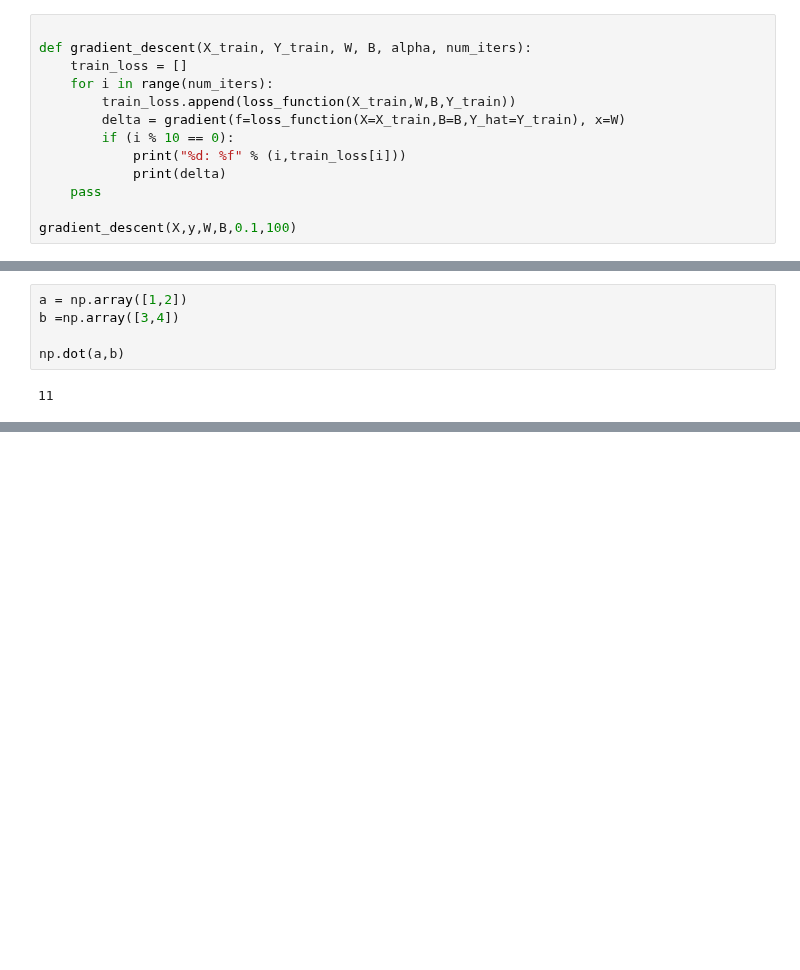
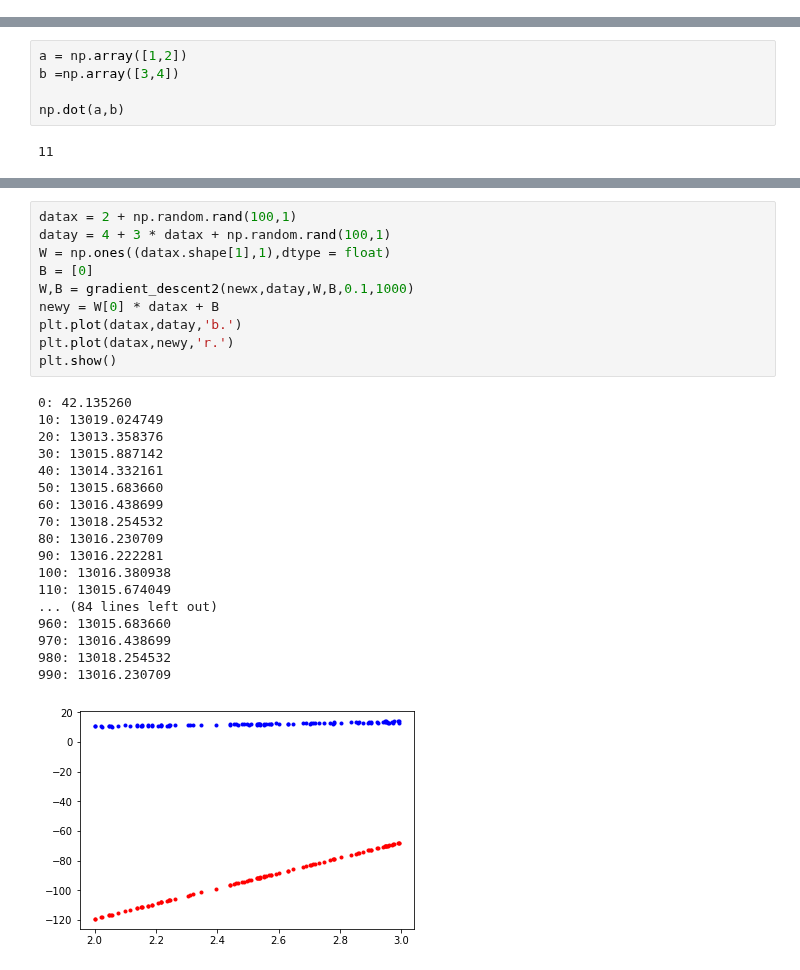
Before and after one commit to neohung/ml_note, a Jupyter notebook: lesson/Scratch2_linear_regression.ipynb, the cells around one changed output, grey strips where cells are left out. Cells and saved outputs as stored; diff of their text form; blank space fills up the shorter version.

```diff
--- a/lesson/Scratch2_linear_regression.ipynb
+++ b/lesson/Scratch2_linear_regression.ipynb
@@ -76,16 +76,3 @@ B = 0
 #data.data.shape
 #data.feature_names
 #data.target.shape
-# %%
-
-def gradient_descent(X_train, Y_train, W, B, alpha, num_iters):
-    train_loss = []
-    for i in range(num_iters):
-        train_loss.append(loss_function(X_train,W,B,Y_train))
-        delta = gradient(f=loss_function(X=X_train,B=B,Y_hat=Y_train), x=W)
-        if (i % 10 == 0):
-            print("%d: %f" % (i,train_loss[i]))
-            print(delta)
-    pass
-
-gradient_descent(X,y,W,B,0.1,100)
@@ -110,0 +350,29 @@ plt.show()
+# %%
+datax = 2 + np.random.rand(100,1)
+datay = 4 + 3 * datax + np.random.rand(100,1)
+W = np.ones((datax.shape[1],1),dtype = float)
+B = [0]
+W,B = gradient_descent2(newx,datay,W,B,0.1,1000)
+newy = W[0] * datax + B
+plt.plot(datax,datay,'b.')
+plt.plot(datax,newy,'r.')
+plt.show()
+# %% [output]
+0: 42.135260
+10: 13019.024749
+20: 13013.358376
+30: 13015.887142
+40: 13014.332161
+50: 13015.683660
+60: 13016.438699
+70: 13018.254532
+80: 13016.230709
+90: 13016.222281
+100: 13016.380938
+110: 13015.674049
+... (84 lines left out)
+960: 13015.683660
+970: 13016.438699
+980: 13018.254532
+990: 13016.230709
+[figure, added]
```
Also changed, not shown: parts of 10 cells of this notebook, 8 other files.
